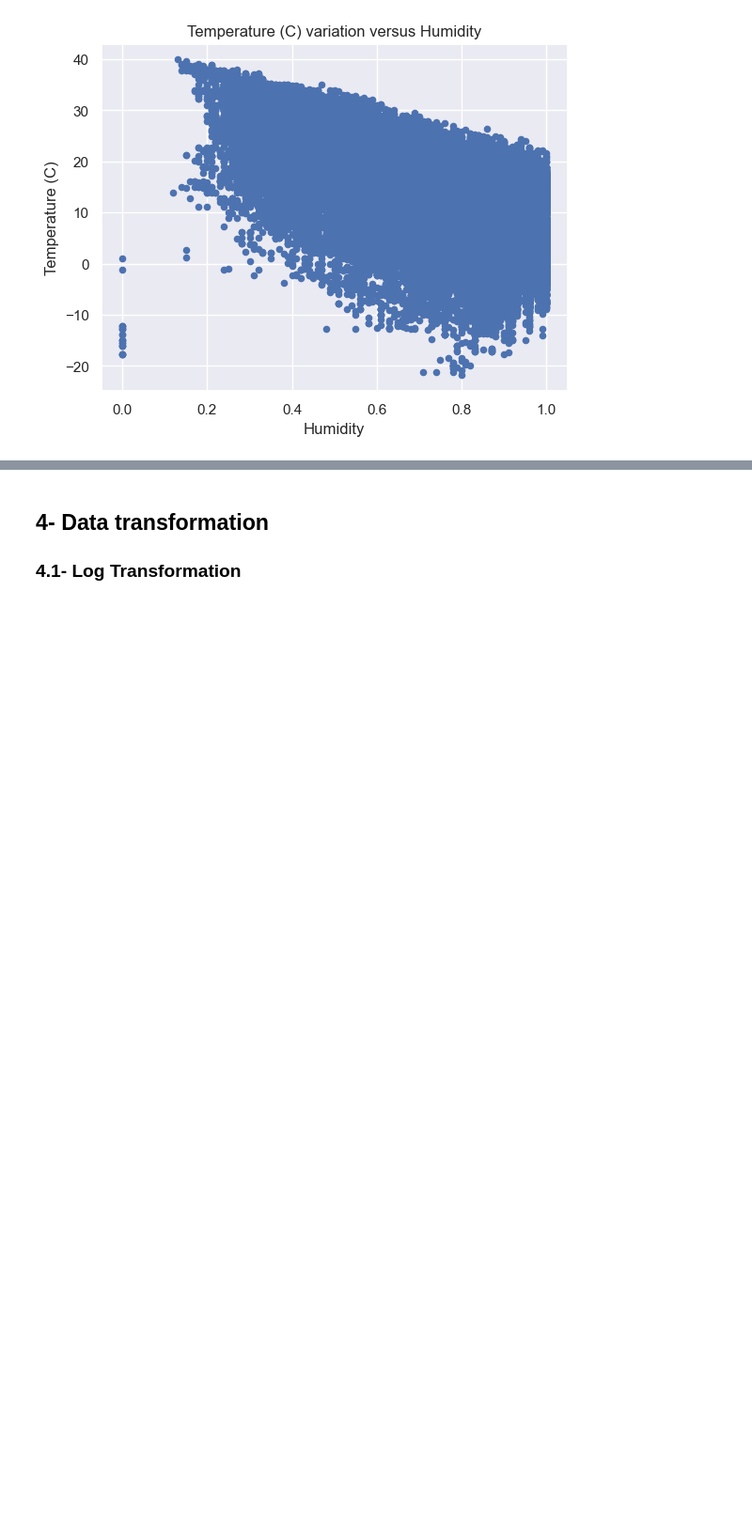
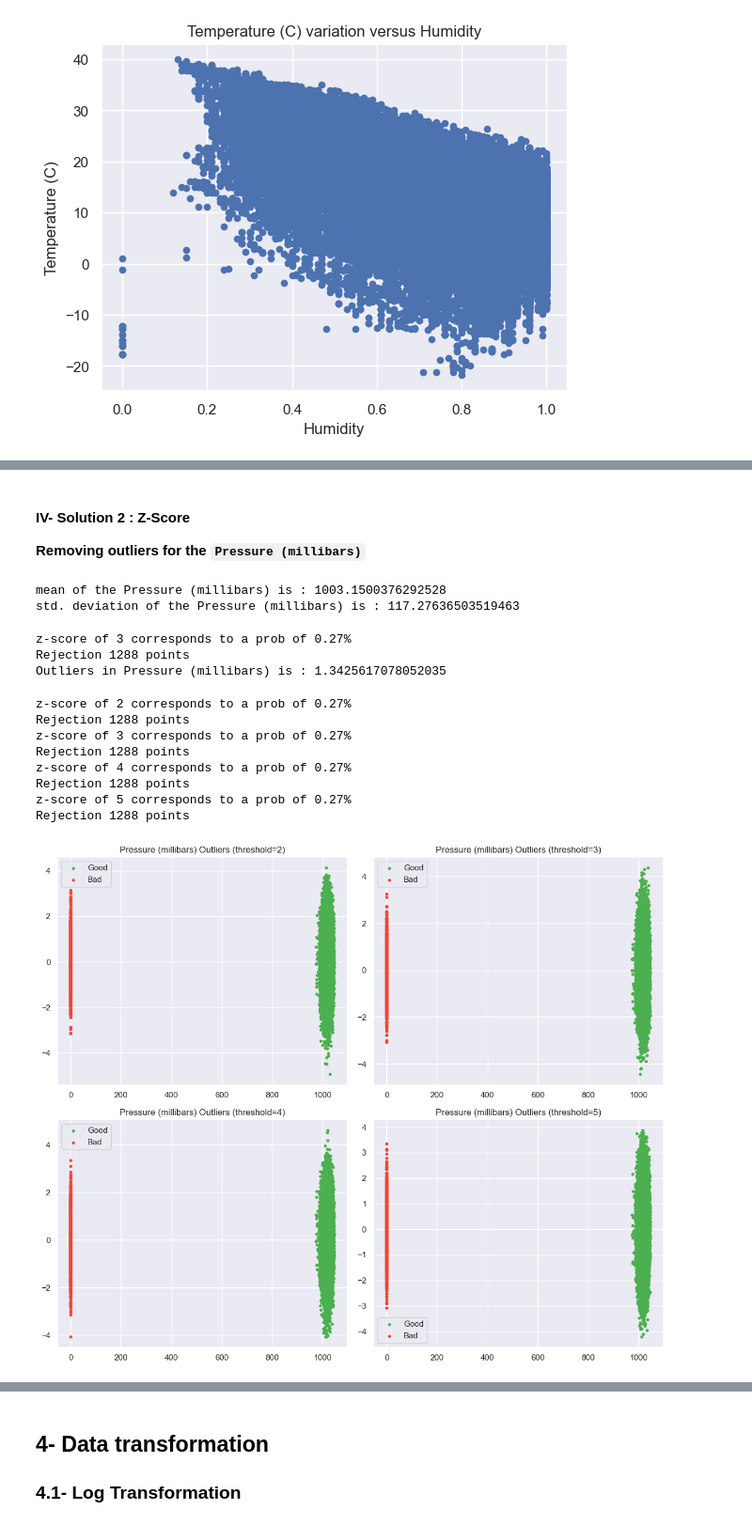
Before and after one commit to BaddyMAK/Data_cleaning_and_transformation, a Jupyter notebook: data_cleaning_and_transformation.ipynb, the cells around one changed output, grey strips where cells are left out. Shown at 94% size. Saved outputs shown, nothing was run; the diff lists cells and outputs as text; code cells hidden in the pictures; blank space fills up the shorter version.

```diff
--- a/data_cleaning_and_transformation.ipynb
+++ b/data_cleaning_and_transformation.ipynb
@@ -605,0 +685,48 @@ It is important to understand reasons and causes behind the existence of outlier
+# %% [markdown]
+#### IV- Solution 2 : Z-Score
+
+**Removing outliers for the `Pressure (millibars)`**
+# %%
+# Detecting outliers for Pressure (millibars)
+mean = np.mean(df3["Pressure (millibars)"])
+std = np.std(df3["Pressure (millibars)"])
+print('mean of the Pressure (millibars) is :', mean)
+print('std. deviation of the Pressure (millibars) is :', std)
+# %% [output]
+mean of the Pressure (millibars) is : 1003.1500376292528
+std. deviation of the Pressure (millibars) is : 117.27636503519463
+# %%
+threshold =3 # can be also 2 or 4
+z_score = np.abs((df3["Pressure (millibars)"] - mean) / std)
+good = z_score < threshold   ### Bad are those with False
+num_outliers=np.sum(good==False)
+print(f"z-score of {threshold} corresponds to a prob of {100 * 2 * norm.sf(3):0.2f}%")
+print(f"Rejection {(~good).sum()} points")
+print('Outliers in Pressure (millibars) is :',(num_outliers/num_total)*100)
+# %% [output]
+z-score of 3 corresponds to a prob of 0.27%
+Rejection 1288 points
+Outliers in Pressure (millibars) is : 1.3425617078052035
+# %%
+data=df3['Pressure (millibars)']
+plt.figure(figsize=(12, 10))
+for i, threshold in zip(range(1, 5), range(2, 6)):
+    plt.subplot(2, 2, i)
+    visual_scatter = np.random.normal(size=data.shape[0])
+    good = z_score(data, threshold=threshold)
+    plt.scatter(data[good], visual_scatter[good], s=10, label="Good", color="#4CAF50")
+    plt.scatter(data[~good], visual_scatter[~good], s=10, label="Bad", color="#F44336")
+    plt.legend()
+    plt.title(f"Pressure (millibars) Outliers (threshold={threshold})")
+
+plt.tight_layout()
+# %% [output]
+z-score of 2 corresponds to a prob of 0.27%
+Rejection 1288 points
+z-score of 3 corresponds to a prob of 0.27%
+Rejection 1288 points
+z-score of 4 corresponds to a prob of 0.27%
+Rejection 1288 points
+z-score of 5 corresponds to a prob of 0.27%
+Rejection 1288 points
+[figure, added]
```
Also changed, not shown: parts of 31 cells of this notebook.
